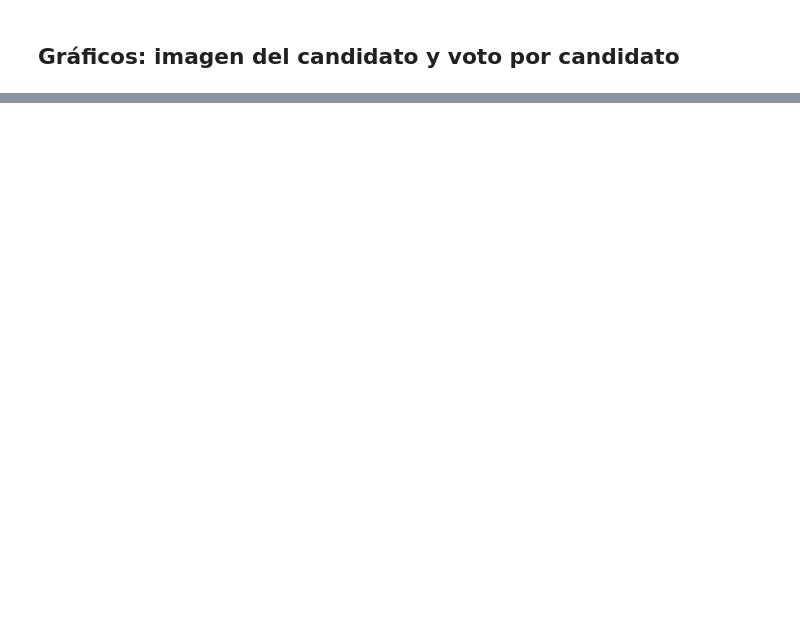
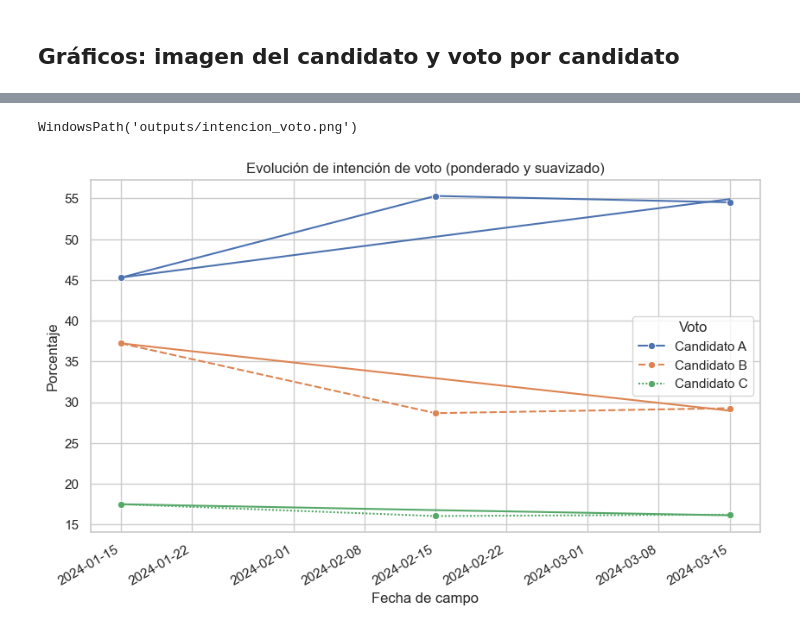
Before and after one commit to francochiri-afk/Git_pildoras, a Jupyter notebook: tracking_electoral.ipynb, the cells around one changed output, grey strips where cells are left out. Cells and saved outputs as stored; diff of their text form; code cells hidden in the pictures; blank space fills up the shorter version.

Commit message:
graficos y cosas(revisar ponderado)

```diff
--- a/tracking_electoral.ipynb
+++ b/tracking_electoral.ipynb
@@ -31,3 +233,15 @@ fig1, ax1 = plt.subplots()sns.lineplot(data=serie_imagen, x="Fecha", y="imagen_m
 # %%
-fig2, ax2 = plt.subplots()sns.lineplot(data=serie_voto, x="Fecha", y="voto_pct", hue="Voto", style="Voto", marker="o", ax=ax2)sns.lineplot(data=serie_voto, x="Fecha", y="voto_suavizado", hue="Voto", style=True, dashes=True, legend=False, ax=ax2)ax2.set_title("Evolución de intención de voto (ponderado y suavizado)")ax2.set_ylabel("Porcentaje")ax2.set_xlabel("Fecha de campo")fig2.autofmt_xdate()voto_path = OUTPUT_DIR / "intencion_voto.png"fig2.savefig(voto_path, dpi=150, bbox_inches="tight")voto_path
+fig2, ax2 = plt.subplots()
+sns.lineplot(data=serie_voto, x="Fecha", y="voto_pct", hue="Voto", style="Voto", marker="o", ax=ax2)
+sns.lineplot(data=serie_voto, x="Fecha", y="voto_suavizado", hue="Voto", style=True, dashes=True, legend=False, ax=ax2)
+ax2.set_title("Evolución de intención de voto (ponderado y suavizado)")
+ax2.set_ylabel("Porcentaje")
+ax2.set_xlabel("Fecha de campo")
+fig2.autofmt_xdate()
+voto_path = OUTPUT_DIR / "intencion_voto.png"
+fig2.savefig(voto_path, dpi=150, bbox_inches="tight")
+voto_path
+# %% [output]
+WindowsPath('outputs/intencion_voto.png')
+[figure, added]
 # %% [markdown]
```
Also changed, not shown: parts of 7 cells of this notebook, 2 other files.
